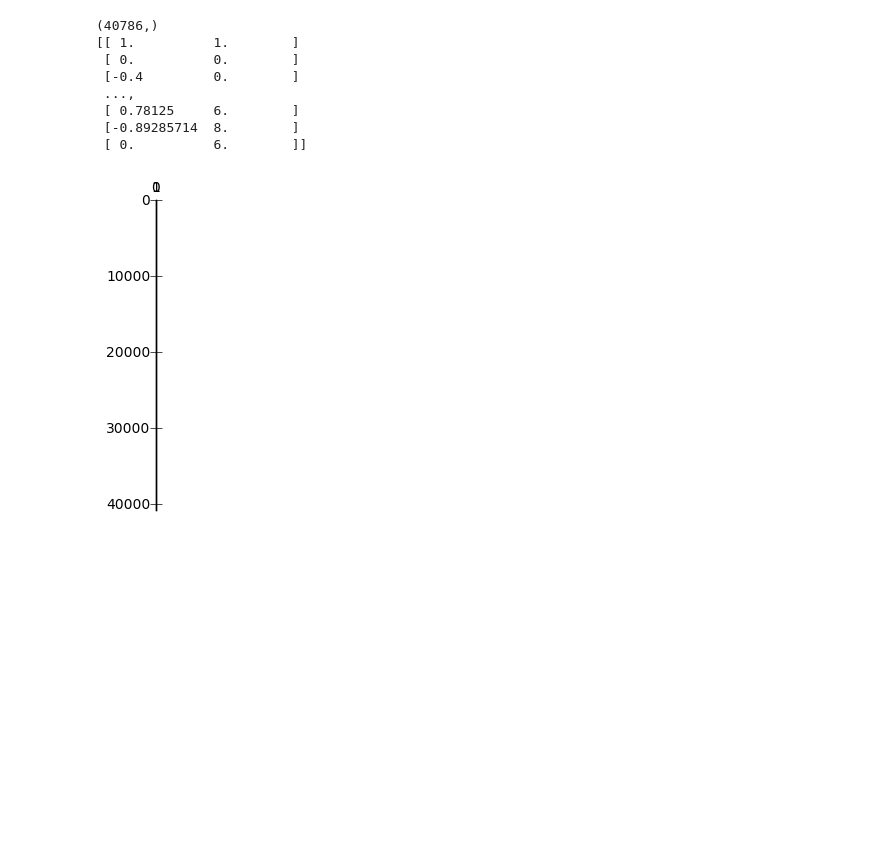
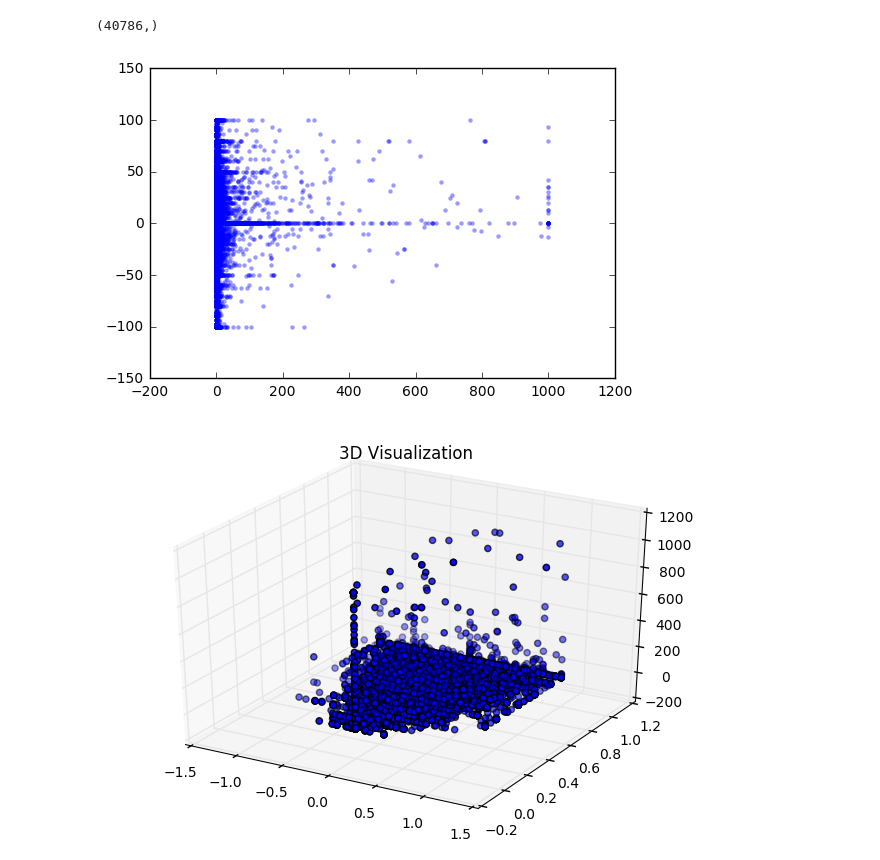
Before and after one commit to chiaercolani/ElectionPrediction, a Jupyter notebook: Plot_SentVsFav.ipynb, the cells around one changed output. Cells and saved outputs as stored; diff of their text form; code cells hidden in the pictures; blank space fills up the shorter version.

Commit message:
new plot

```diff
--- a/Plot_SentVsFav.ipynb
+++ b/Plot_SentVsFav.ipynb
@@ -1,33 +0,0 @@
-# %%
-import numpy as np
-import scipy.io
-import matplotlib.pyplot as plt
-%matplotlib inline
-import os.path
-
-nameFile = 'sentimen_john.csv'
-
-sentiment=np.loadtxt(nameFile,dtype=float, comments='++++',delimiter=';',skiprows=1,usecols=(1,))
-fav=np.loadtxt(nameFile,dtype=int, comments='++++',delimiter=';',skiprows=1,usecols=(3,))
-retweet=np.loadtxt(nameFile,dtype=int, comments='++++',delimiter=';',skiprows=1,usecols=(4,))
-
-
-like = fav+ retweet
-
-print(like.shape)
-
-data = np.transpose([sentiment,like])
-
-print(data)
-
-plt.spy( data , markersize=2, color='black');
-# %% [output]
-(40786,)
-[[ 1.          1.        ]
- [ 0.          0.        ]
- [-0.4         0.        ]
- ...,
- [ 0.78125     6.        ]
- [-0.89285714  8.        ]
- [ 0.          6.        ]]
-[figure, removed]
@@ -33,0 +12,45 @@ plt.spy( data , markersize=2, color='black');
+# %%
+nameFile = 'sentiment_analysis/sentimen_john.csv'
+
+sentiment=np.loadtxt(nameFile,dtype=float, comments='++++',delimiter=';',skiprows=1,usecols=(1,))
+obj = np.loadtxt(nameFile,dtype=float, comments='++++',delimiter=';',skiprows=1,usecols=(2,))
+fav=np.loadtxt(nameFile,dtype=int, comments='++++',delimiter=';',skiprows=1,usecols=(3,))
+retweet=np.loadtxt(nameFile,dtype=int, comments='++++',delimiter=';',skiprows=1,usecols=(4,))
+
+
+like = fav+ retweet
+
+print(like.shape)
+
+#print(data)
+
+#like[like <= 50] = 0
+like[like > 1000] = 1000
+#like[like > 500] = 4
+#like[like > 200] = 3
+#like[like > 100] = 2
+#like[like > 50] = 1
+
+#plt.scatters(obj,sentiment, like,zdir='z', s=10, linewidths=0, alpha=.4)
+
+
+semtimentParse = sentiment*100;
+semtimentParse = semtimentParse.astype(int)
+
+
+plt.scatter(like, semtimentParse,  s=10, linewidths=0, alpha=.4)
+
+#plt.scatter(fav, sentiment,  s=10, linewidths=0)
+
+#plt.scatter(retweet, sentiment,  s=10, linewidths=0)
+
+# 3D Visualization
+fig = pylab.figure(15)
+ax = Axes3D(fig)
+ax.scatter(sentiment, obj, like, zdir='z', s=20, c=None)
+pylab.title('3D Visualization')
+pyplot.show()
+# %% [output]
+(40786,)
+[figure, added]
+[figure, added]
```
Also changed, not shown: parts of 1 cell of this notebook.
